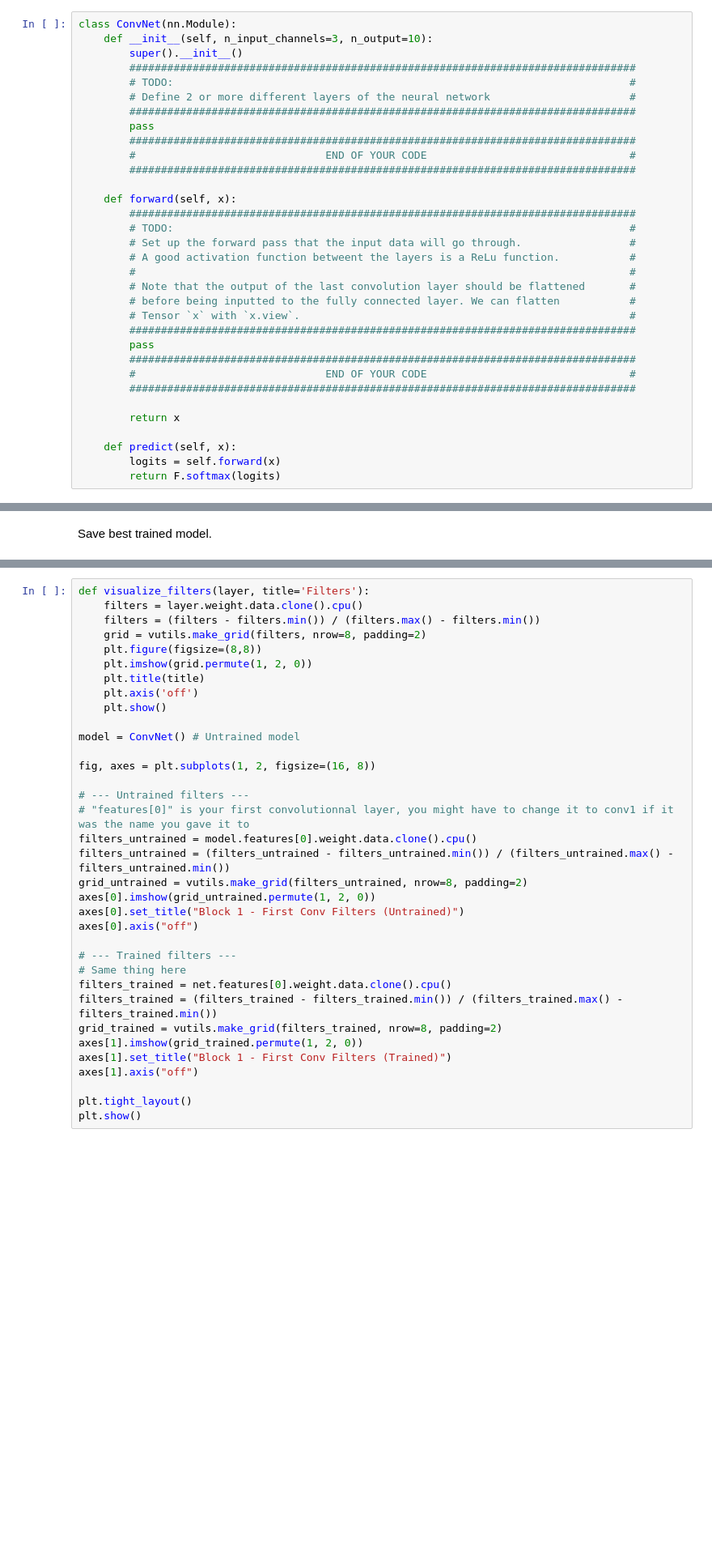
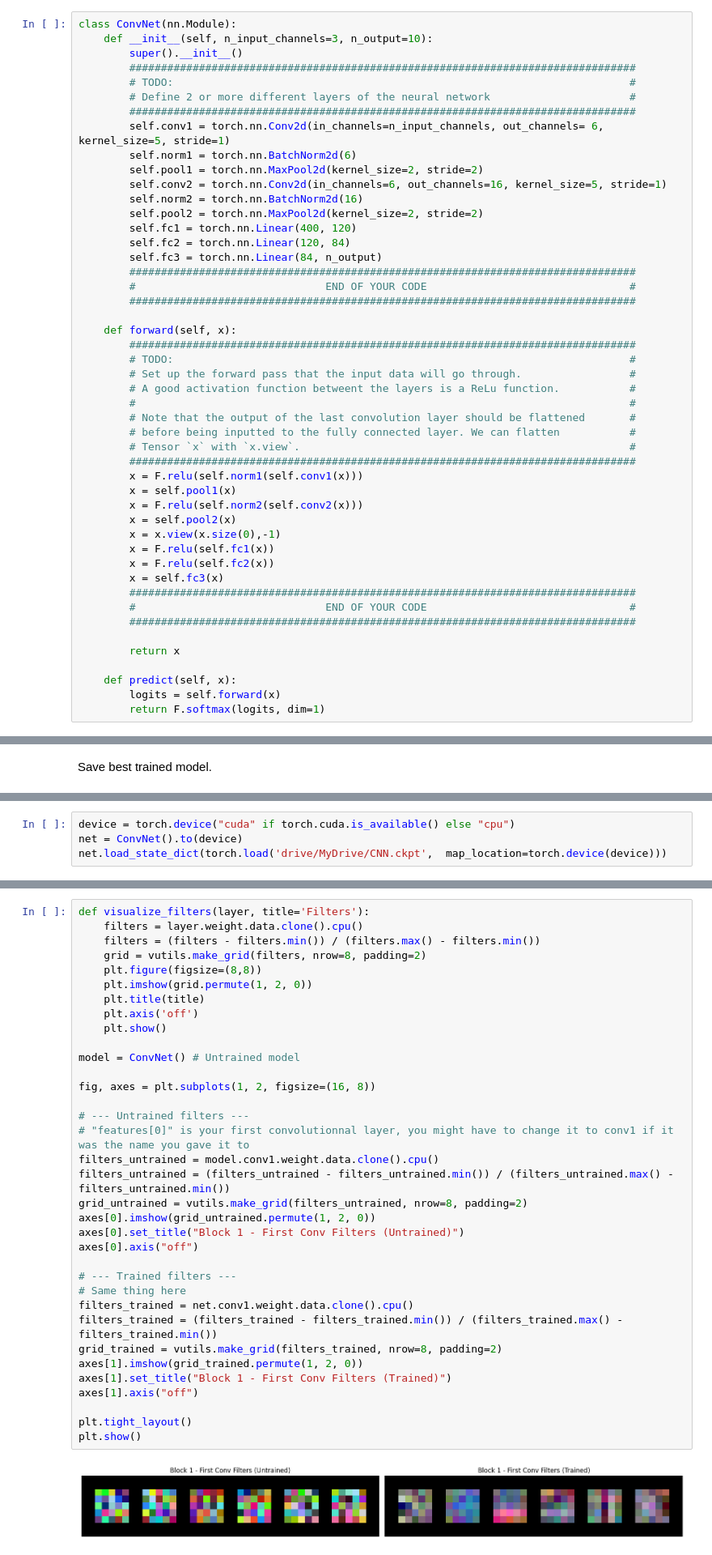
Before and after one commit to AndreaMontoneri/DLAV-2026, a Jupyter notebook: graded_homework/hw1/CNN Exercice.ipynb, the cells around one changed output, grey strips where cells are left out. Shown at 81% size. Drawn from its saved outputs; the diff is of its cells as text; blank space fills up the shorter version.

```diff
--- a/graded_homework/hw1/CNN Exercice.ipynb
+++ b/graded_homework/hw1/CNN Exercice.ipynb
@@ -236,7 +277,15 @@ class ConvNet(nn.Module):
         # TODO:                                                                        #
         # Define 2 or more different layers of the neural network                      #
         ################################################################################
-        pass
+        self.conv1 = torch.nn.Conv2d(in_channels=n_input_channels, out_channels= 6, kernel_size=5, stride=1)
+        self.norm1 = torch.nn.BatchNorm2d(6)
+        self.pool1 = torch.nn.MaxPool2d(kernel_size=2, stride=2)
+        self.conv2 = torch.nn.Conv2d(in_channels=6, out_channels=16, kernel_size=5, stride=1)
+        self.norm2 = torch.nn.BatchNorm2d(16)
+        self.pool2 = torch.nn.MaxPool2d(kernel_size=2, stride=2)
+        self.fc1 = torch.nn.Linear(400, 120)
+        self.fc2 = torch.nn.Linear(120, 84)
+        self.fc3 = torch.nn.Linear(84, n_output)
         ################################################################################
         #                              END OF YOUR CODE                                #
         ################################################################################
@@ -251,7 +300,14 @@ class ConvNet(nn.Module):
         # before being inputted to the fully connected layer. We can flatten           #
         # Tensor `x` with `x.view`.                                                    #
         ################################################################################
-        pass
+        x = F.relu(self.norm1(self.conv1(x)))
+        x = self.pool1(x)
+        x = F.relu(self.norm2(self.conv2(x)))
+        x = self.pool2(x)
+        x = x.view(x.size(0),-1)
+        x = F.relu(self.fc1(x))
+        x = F.relu(self.fc2(x))
+        x = self.fc3(x)
         ################################################################################
         #                              END OF YOUR CODE                                #
         ################################################################################
@@ -260,4 +316,4 @@ class ConvNet(nn.Module):
 
     def predict(self, x):
         logits = self.forward(x)
-        return F.softmax(logits)
+        return F.softmax(logits, dim=1)
@@ -333,0 +477,4 @@ Save best trained model.
+# %%
+device = torch.device("cuda" if torch.cuda.is_available() else "cpu")
+net = ConvNet().to(device)
+net.load_state_dict(torch.load('drive/MyDrive/CNN.ckpt',  map_location=torch.device(device)))
@@ -340,32 +489,34 @@ def visualize_filters(layer, title='Filters'):
     filters = (filters - filters.min()) / (filters.max() - filters.min())
     grid = vutils.make_grid(filters, nrow=8, padding=2)
     plt.figure(figsize=(8,8))
     plt.imshow(grid.permute(1, 2, 0))
     plt.title(title)
     plt.axis('off')
     plt.show()
 
 model = ConvNet() # Untrained model
 
 fig, axes = plt.subplots(1, 2, figsize=(16, 8))
 
 # --- Untrained filters ---
 # "features[0]" is your first convolutionnal layer, you might have to change it to conv1 if it was the name you gave it to
-filters_untrained = model.features[0].weight.data.clone().cpu()
+filters_untrained = model.conv1.weight.data.clone().cpu()
 filters_untrained = (filters_untrained - filters_untrained.min()) / (filters_untrained.max() - filters_untrained.min())
 grid_untrained = vutils.make_grid(filters_untrained, nrow=8, padding=2)
 axes[0].imshow(grid_untrained.permute(1, 2, 0))
 axes[0].set_title("Block 1 - First Conv Filters (Untrained)")
 axes[0].axis("off")
 
 # --- Trained filters ---
 # Same thing here
-filters_trained = net.features[0].weight.data.clone().cpu()
+filters_trained = net.conv1.weight.data.clone().cpu()
 filters_trained = (filters_trained - filters_trained.min()) / (filters_trained.max() - filters_trained.min())
 grid_trained = vutils.make_grid(filters_trained, nrow=8, padding=2)
 axes[1].imshow(grid_trained.permute(1, 2, 0))
 axes[1].set_title("Block 1 - First Conv Filters (Trained)")
 axes[1].axis("off")
 
 plt.tight_layout()
 plt.show()
+# %% [output]
+[figure, added]
```
Also changed, not shown: parts of 14 cells of this notebook, 2 other files.
